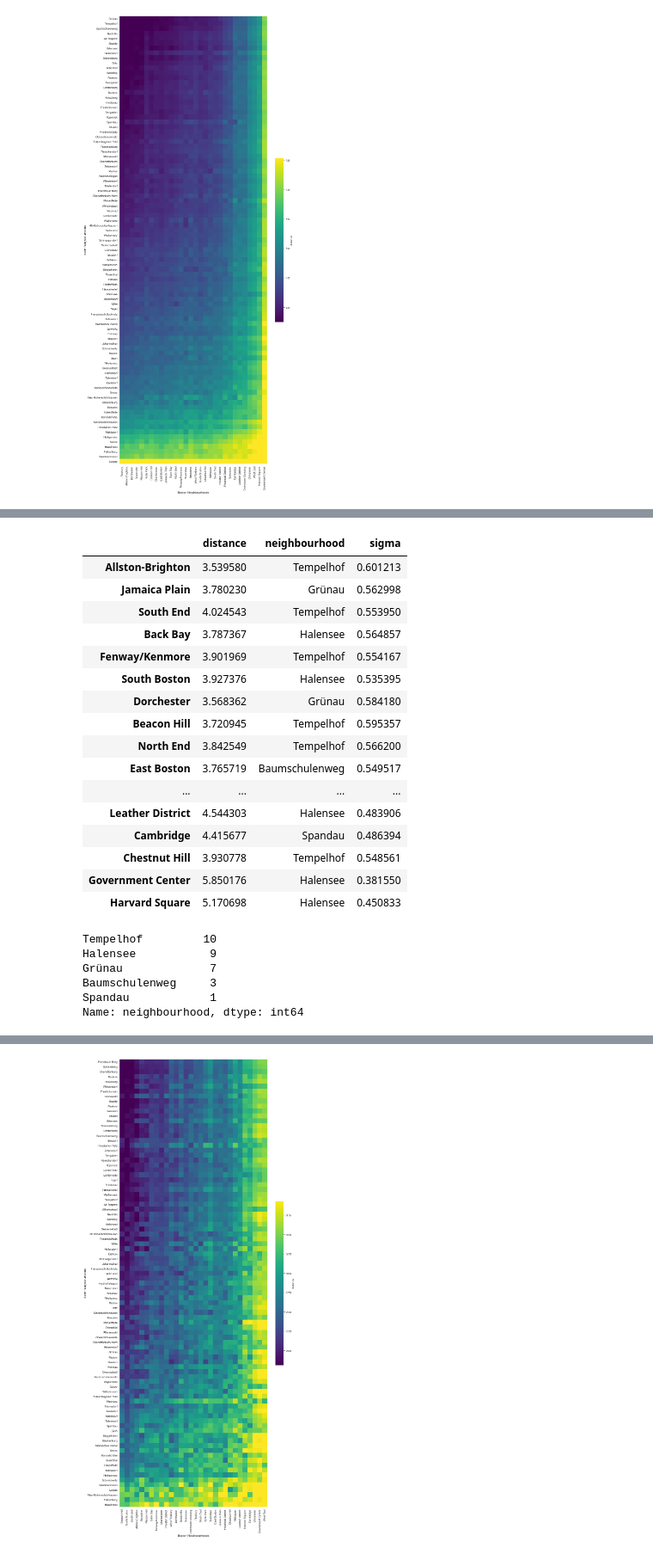
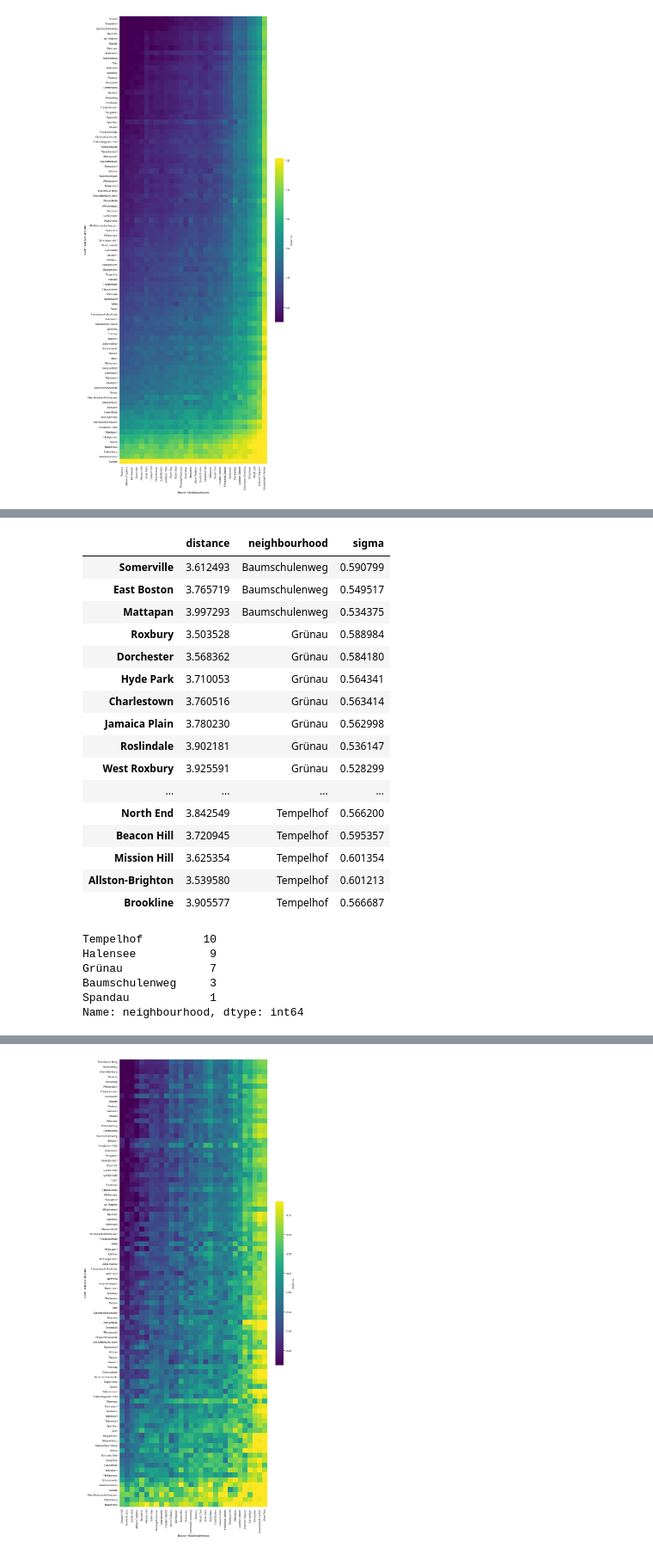
Before and after one commit to janknaup/berlin_boston_neighborhoods, a Jupyter notebook: Berlin_Boston_Neighbourhoods.ipynb, the cells around one changed output, grey strips where cells are left out. Shown at 86% size. Cells and saved outputs as stored; diff of their text form; code cells hidden in the pictures.

```diff
--- a/Berlin_Boston_Neighbourhoods.ipynb
+++ b/Berlin_Boston_Neighbourhoods.ipynb
@@ -118,23 +116,23 @@ for col in listings.columns:
     if '_id' in col or 'scrape' in col:
         aggregateable_cols.remove(col)
 
-exclude_columns = ['latitude', 'longitude', # will only create distance between Boston and Berlin neighbourhoods
-                   'amenities_', # looks like an artifact from multi-categorical expansion
+# exclude columns that are uninterpretable or
+exclude_columns = ['latitude', 'longitude', # purely geographic analysis
+                   'amenities_', # artifact from multi-categorical expansion
                    'amenities_translation missing: en.hosting_amenity_49', # impossible to interpret
                    'amenities_translation missing: en.hosting_amenity_50', # impossible to interpret
                    'host_neighbourhood', # more interesting to check if host lives in same neighborhood as listing
                    'host_location', 'smart_location', # too spammy
-                   'neighbourhood_cleansed', # too much coorelationm to neighborhood
+                   'neighbourhood_cleansed', # too much correlationm to neighborhood
                    'neighbourhood_group_cleansed', # same, maybe use as replacement for neighbourhood
                    'market', 'source', # will only create distance between Boston and Berlin neighbourhoods
-                   'calendar_updated', # metadata
-                   'city', 'state', 'zipcode', # will only create distance between Boston and Berlin neighbourhoods
+                   'calendar_updated', # metadata, not descriptive of listing
+                   'city', 'state', 'zipcode', 'country', 'country_code', 'street' # more geographic features
                    ]
 
 for col in exclude_columns:
     if col in aggregateable_cols:
         aggregateable_cols.remove(col)
-
 
 dummy_cols = []
 num_cols = []
@@ -143,7 +141,7 @@ for col in aggregateable_cols:
         dummy_cols.append(col)
     else:
         num_cols.append(col)
-
+# output list of selected columns
 print(*aggregateable_cols, sep=',\n')
 # %% [output]
 name,
@@ -270,32 +298,34 @@ plt.savefig('output/similarity_clustermap.png', bbox_inches='tight')
 # %%
 closest = pd.DataFrame(disfr.min(axis=0), columns=['distance'])
 closest['neighbourhood'] = disfr.idxmin(axis=0)
 closest['sigma'] = disfr.std(axis=0)
+closest.sort_values(by='neighbourhood', ascending=True, inplace=True)
 closest.head(30)
 # %% [output]
 |  | distance | neighbourhood | sigma |
+| Somerville | 3.612493 | Baumschulenweg | 0.590799 |
+| East Boston | 3.765719 | Baumschulenweg | 0.549517 |
+| Mattapan | 3.997293 | Baumschulenweg | 0.534375 |
+| Roxbury | 3.503528 | Grünau | 0.588984 |
+| Dorchester | 3.568362 | Grünau | 0.584180 |
+| Hyde Park | 3.710053 | Grünau | 0.564341 |
+| Charlestown | 3.760516 | Grünau | 0.563414 |
+| Jamaica Plain | 3.780230 | Grünau | 0.562998 |
+| Roslindale | 3.902181 | Grünau | 0.536147 |
+| West Roxbury | 3.925591 | Grünau | 0.528299 |
+| ... | ... | ... | ... |
+| North End | 3.842549 | Tempelhof | 0.566200 |
+| Beacon Hill | 3.720945 | Tempelhof | 0.595357 |
+| Mission Hill | 3.625354 | Tempelhof | 0.601354 |
 | Allston-Brighton | 3.539580 | Tempelhof | 0.601213 |
-| Jamaica Plain | 3.780230 | Grünau | 0.562998 |
-| South End | 4.024543 | Tempelhof | 0.553950 |
-| Back Bay | 3.787367 | Halensee | 0.564857 |
-| Fenway/Kenmore | 3.901969 | Tempelhof | 0.554167 |
-| South Boston | 3.927376 | Halensee | 0.535395 |
-| Dorchester | 3.568362 | Grünau | 0.584180 |
-| Beacon Hill | 3.720945 | Tempelhof | 0.595357 |
-| North End | 3.842549 | Tempelhof | 0.566200 |
-| East Boston | 3.765719 | Baumschulenweg | 0.549517 |
-| ... | ... | ... | ... |
-| Leather District | 4.544303 | Halensee | 0.483906 |
-| Cambridge | 4.415677 | Spandau | 0.486394 |
-| Chestnut Hill | 3.930778 | Tempelhof | 0.548561 |
-| Government Center | 5.850176 | Halensee | 0.381550 |
-| Harvard Square | 5.170698 | Halensee | 0.450833 |
+| Brookline | 3.905577 | Tempelhof | 0.566687 |
-# %%
-closest['neighbourhood'].value_counts()
-# %% [output]
-Tempelhof         10
-Halensee           9
-Grünau             7
-Baumschulenweg     3
-Spandau            1
-Name: neighbourhood, dtype: int64
+# %%
+# count occurrences of Berlin neighbourhoods to assess similarity
+closest['neighbourhood'].value_counts()
+# %% [output]
+Tempelhof         10
+Halensee           9
+Grünau             7
+Baumschulenweg     3
+Spandau            1
+Name: neighbourhood, dtype: int64
```
Also changed, not shown: parts of 22 cells of this notebook.
